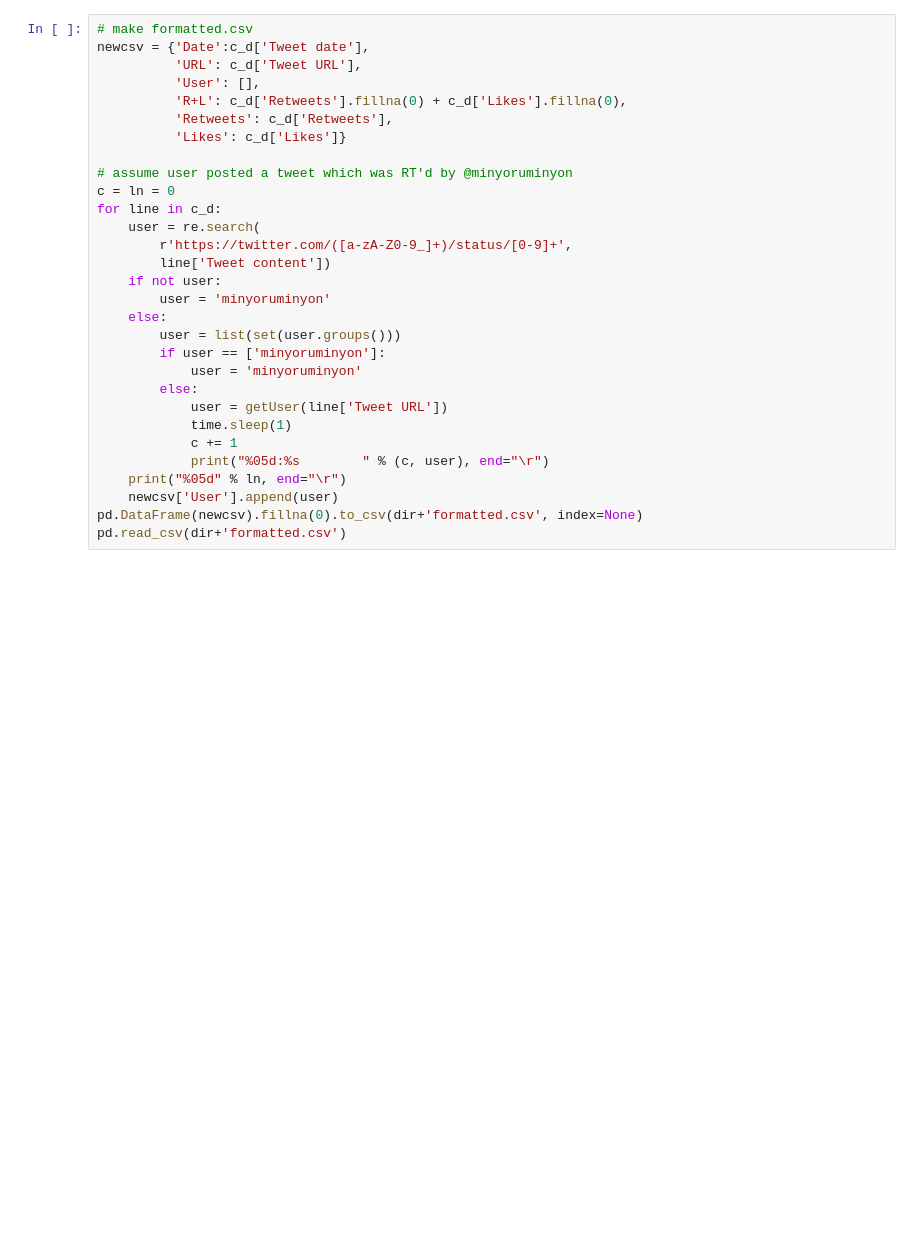
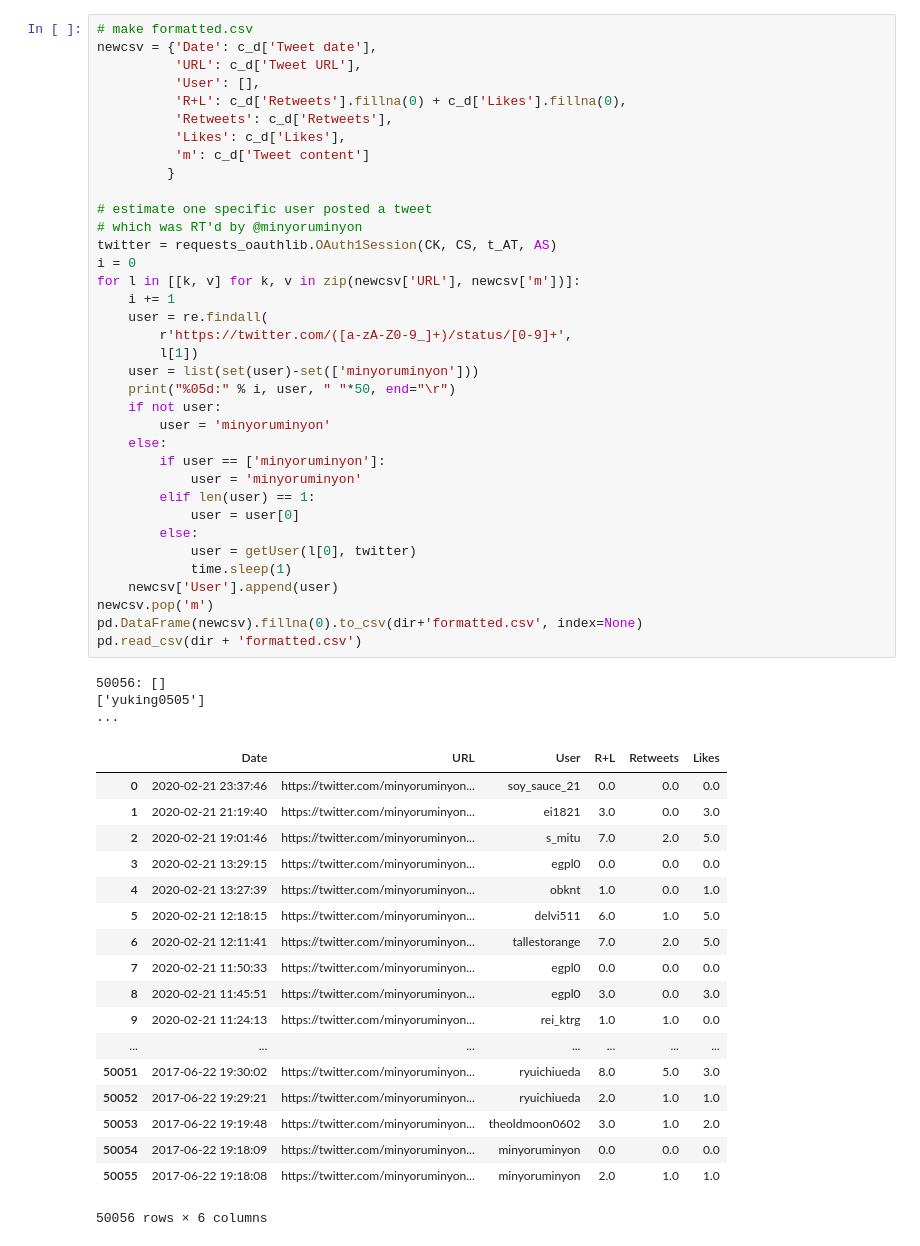
Before and after one commit to eggplants/shellgeibot-tweet-archive, a Jupyter notebook: analyze.ipynb, the cells around one changed output. Cells and saved outputs as stored; diff of their text form; blank space fills up the shorter version.

Commit message:
add processes to estimate accurate users

```diff
--- a/analyze.ipynb
+++ b/analyze.ipynb
@@ -75,34 +95,60 @@ def getUser(url, twitter):
             continue
 # %%
 # make formatted.csv
-newcsv = {'Date':c_d['Tweet date'],
+newcsv = {'Date': c_d['Tweet date'],
           'URL': c_d['Tweet URL'],
           'User': [],
           'R+L': c_d['Retweets'].fillna(0) + c_d['Likes'].fillna(0),
           'Retweets': c_d['Retweets'],
-          'Likes': c_d['Likes']}
+          'Likes': c_d['Likes'],
+          'm': c_d['Tweet content']
+         }
 
-# assume user posted a tweet which was RT'd by @minyoruminyon
-c = ln = 0
-for line in c_d:
-    user = re.search(
+# estimate one specific user posted a tweet
+# which was RT'd by @minyoruminyon
+twitter = requests_oauthlib.OAuth1Session(CK, CS, t_AT, AS)
+i = 0
+for l in [[k, v] for k, v in zip(newcsv['URL'], newcsv['m'])]:
+    i += 1
+    user = re.findall(
         r'https://twitter.com/([a-zA-Z0-9_]+)/status/[0-9]+',
-        line['Tweet content'])
+        l[1])
+    user = list(set(user)-set(['minyoruminyon']))
+    print("%05d:" % i, user, " "*50, end="\r")
     if not user:
         user = 'minyoruminyon'
     else:
-        user = list(set(user.groups()))
         if user == ['minyoruminyon']:
             user = 'minyoruminyon'
+        elif len(user) == 1:
+            user = user[0]
         else:
-            user = getUser(line['Tweet URL'])
+            user = getUser(l[0], twitter)
             time.sleep(1)
-            c += 1
-            print("%05d:%s        " % (c, user), end="\r")
-    print("%05d" % ln, end="\r")
     newcsv['User'].append(user)
+newcsv.pop('m')
 pd.DataFrame(newcsv).fillna(0).to_csv(dir+'formatted.csv', index=None)
-pd.read_csv(dir+'formatted.csv')
+pd.read_csv(dir + 'formatted.csv')
+# %% [output]
+50056: []                                                                                       ['yuking0505']                                                                                           ...
+|  | Date | URL | User | R+L | Retweets | Likes |
+| 0 | 2020-02-21 23:37:46 | https://twitter.com/minyoruminyon... | soy_sauce_21 | 0.0 | 0.0 | 0.0 |
+| 1 | 2020-02-21 21:19:40 | https://twitter.com/minyoruminyon... | ei1821 | 3.0 | 0.0 | 3.0 |
+| 2 | 2020-02-21 19:01:46 | https://twitter.com/minyoruminyon... | s_mitu | 7.0 | 2.0 | 5.0 |
+| 3 | 2020-02-21 13:29:15 | https://twitter.com/minyoruminyon... | egpl0 | 0.0 | 0.0 | 0.0 |
+| 4 | 2020-02-21 13:27:39 | https://twitter.com/minyoruminyon... | obknt | 1.0 | 0.0 | 1.0 |
+| 5 | 2020-02-21 12:18:15 | https://twitter.com/minyoruminyon... | delvi511 | 6.0 | 1.0 | 5.0 |
+| 6 | 2020-02-21 12:11:41 | https://twitter.com/minyoruminyon... | tallestorange | 7.0 | 2.0 | 5.0 |
+| 7 | 2020-02-21 11:50:33 | https://twitter.com/minyoruminyon... | egpl0 | 0.0 | 0.0 | 0.0 |
+| 8 | 2020-02-21 11:45:51 | https://twitter.com/minyoruminyon... | egpl0 | 3.0 | 0.0 | 3.0 |
+| 9 | 2020-02-21 11:24:13 | https://twitter.com/minyoruminyon... | rei_ktrg | 1.0 | 1.0 | 0.0 |
+| ... | ... | ... | ... | ... | ... | ... |
+| 50051 | 2017-06-22 19:30:02 | https://twitter.com/minyoruminyon... | ryuichiueda | 8.0 | 5.0 | 3.0 |
+| 50052 | 2017-06-22 19:29:21 | https://twitter.com/minyoruminyon... | ryuichiueda | 2.0 | 1.0 | 1.0 |
+| 50053 | 2017-06-22 19:19:48 | https://twitter.com/minyoruminyon... | theoldmoon0602 | 3.0 | 1.0 | 2.0 |
+| 50054 | 2017-06-22 19:18:09 | https://twitter.com/minyoruminyon... | minyoruminyon | 0.0 | 0.0 | 0.0 |
+| 50055 | 2017-06-22 19:18:08 | https://twitter.com/minyoruminyon... | minyoruminyon | 2.0 | 1.0 | 1.0 |
+50056 rows × 6 columns
 # %%
 # read formatted.csv
 f_d = pd.read_csv(dir+'formatted.csv')
```
Also changed, not shown: parts of 12 cells of this notebook, 33 other files.
